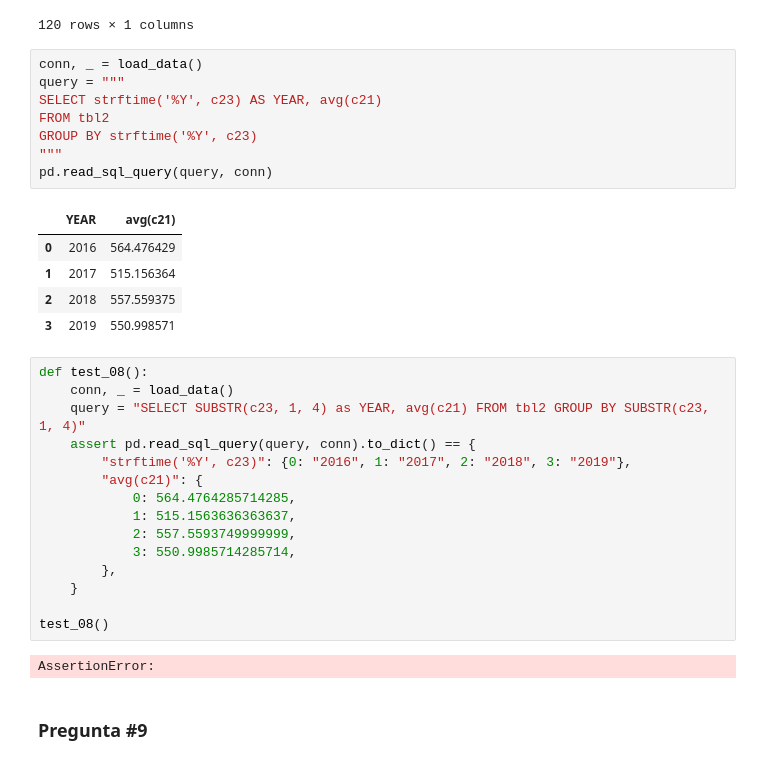
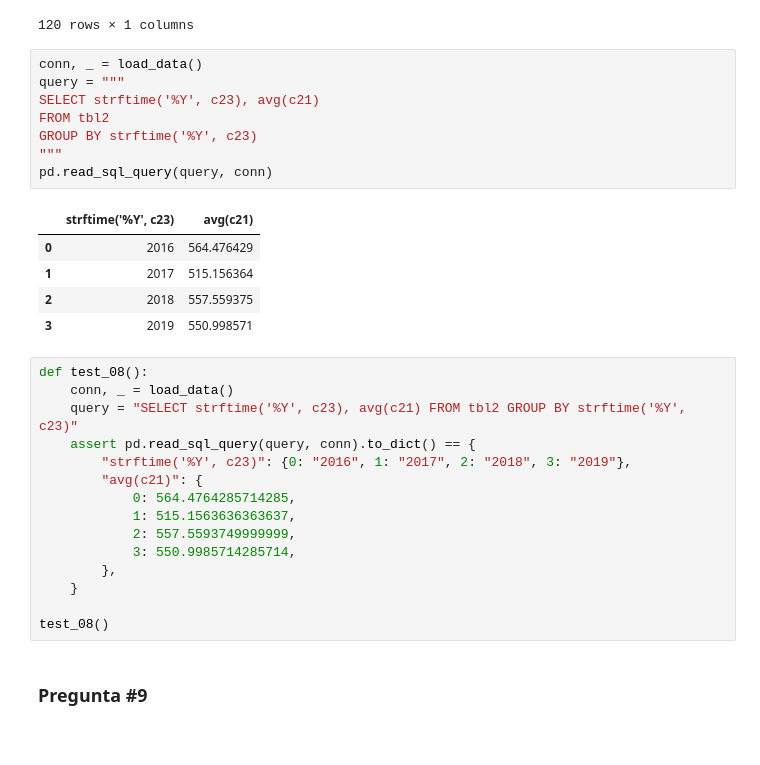
Before and after one commit to classroom-fundamentos-de-analitica/lab---sqlite3-fmerino21, a Jupyter notebook: B.ipynb, the cells around one changed output. Cells and saved outputs as stored; diff of their text form.

```diff
--- a/B.ipynb
+++ b/B.ipynb
@@ -160,13 +160,13 @@ pd.read_sql_query(query, conn)
 # %%
 conn, _ = load_data()
 query = """
-SELECT strftime('%Y', c23) AS YEAR, avg(c21)
+SELECT strftime('%Y', c23), avg(c21)
 FROM tbl2
 GROUP BY strftime('%Y', c23)
 """
 pd.read_sql_query(query, conn)
 # %% [output]
-|  | YEAR | avg(c21) |
+|  | strftime('%Y', c23) | avg(c21) |
 | 0 | 2016 | 564.476429 |
 | 1 | 2017 | 515.156364 |
 | 2 | 2018 | 557.559375 |
@@ -174,7 +174,7 @@ pd.read_sql_query(query, conn)
 # %%
 def test_08():
     conn, _ = load_data()
-    query = "SELECT SUBSTR(c23, 1, 4) as YEAR, avg(c21) FROM tbl2 GROUP BY SUBSTR(c23, 1, 4)"
+    query = "SELECT strftime('%Y', c23), avg(c21) FROM tbl2 GROUP BY strftime('%Y', c23)"
     assert pd.read_sql_query(query, conn).to_dict() == {
         "strftime('%Y', c23)": {0: "2016", 1: "2017", 2: "2018", 3: "2019"},
         "avg(c21)": {
@@ -186,8 +186,6 @@ def test_08():
     }
 
 test_08()
-# %% [output]
-AssertionError:
 # %% [markdown]
 ### Pregunta #9
 # %%
```
Also changed, not shown: 1 other file.
